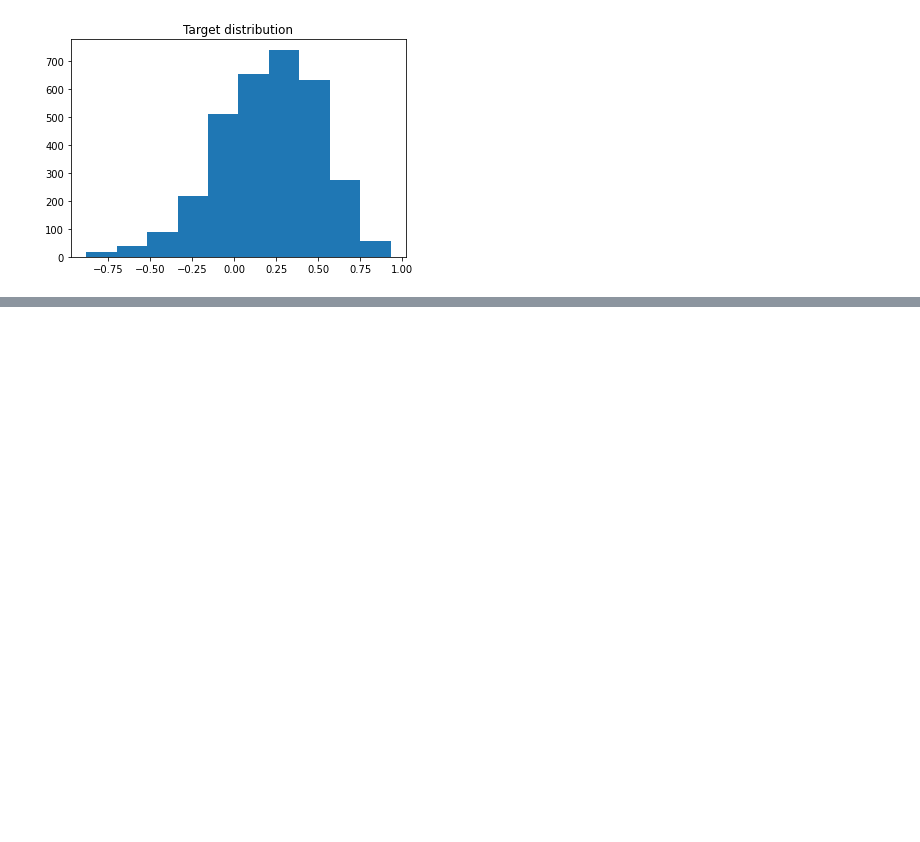
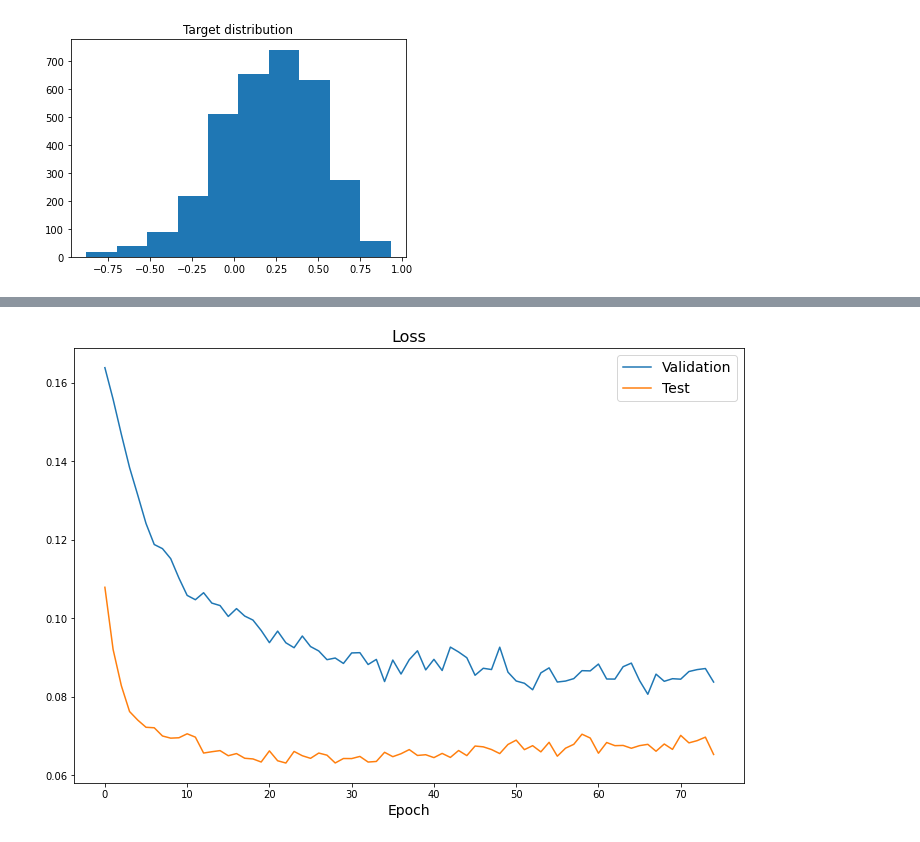
Before and after one commit to realfolkcode/LabelPropagation, a Jupyter notebook: label_propagation.ipynb, the cells around one changed output, grey strips where cells are left out. Saved outputs shown, nothing was run; the diff lists cells and outputs as text; code cells hidden in the pictures; blank space fills up the shorter version.

Commit message:
Train MLP

```diff
--- a/label_propagation.ipynb
+++ b/label_propagation.ipynb
@@ -46,0 +105,35 @@ plt.show()
+# %%
+set_random_seeds(seed_value=RANDOM_SEED, device=device)
+
+mlp = MLP(6).to(device)
+# %%
+criterion = nn.MSELoss()
+opt = torch.optim.Adam(mlp.parameters())
+# %%
+batch_size = 128
+
+train_loader = DataLoader(TensorDataset(X[idx_train], y[idx_train]), batch_size=batch_size, shuffle=True)
+val_loader = DataLoader(TensorDataset(X[idx_val], y[idx_val]), batch_size=batch_size, shuffle=False)
+test_loader = DataLoader(TensorDataset(X[idx_test], y[idx_test]), batch_size=batch_size, shuffle=False)
+# %%
+num_epochs = 75
+
+train_loss = []
+val_loss = []
+val_r2 = []
+test_loss = []
+test_r2 = []
+
+for i in tqdm(range(num_epochs)):
+    loss = epoch_train(mlp, train_loader, criterion, opt)
+    train_loss.append(np.sqrt(loss))
+
+    loss, r2 = epoch_val(mlp, val_loader, criterion)
+    val_loss.append(np.sqrt(loss))
+    val_r2.append(r2)
+
+    loss, r2 = epoch_val(mlp, test_loader, criterion)
+    test_loss.append(np.sqrt(loss))
+    test_r2.append(r2)
+    print('---------------------------------------------------------')
+    print(f'Epoch: {i}, Val R2: {val_r2[-1]}, Test R2: {test_r2[-1]}')
@@ -46,0 +214,10 @@ plt.show()
+# %%
+plt.figure(figsize=(12,8))
+plt.plot(val_loss, label='Validation')
+plt.plot(test_loss, label='Test')
+plt.legend(fontsize=14)
+plt.title('Loss', size=16)
+plt.xlabel('Epoch', size=14)
+plt.show()
+# %% [output]
+[figure, added]
```
Also changed, not shown: parts of 12 cells of this notebook.
